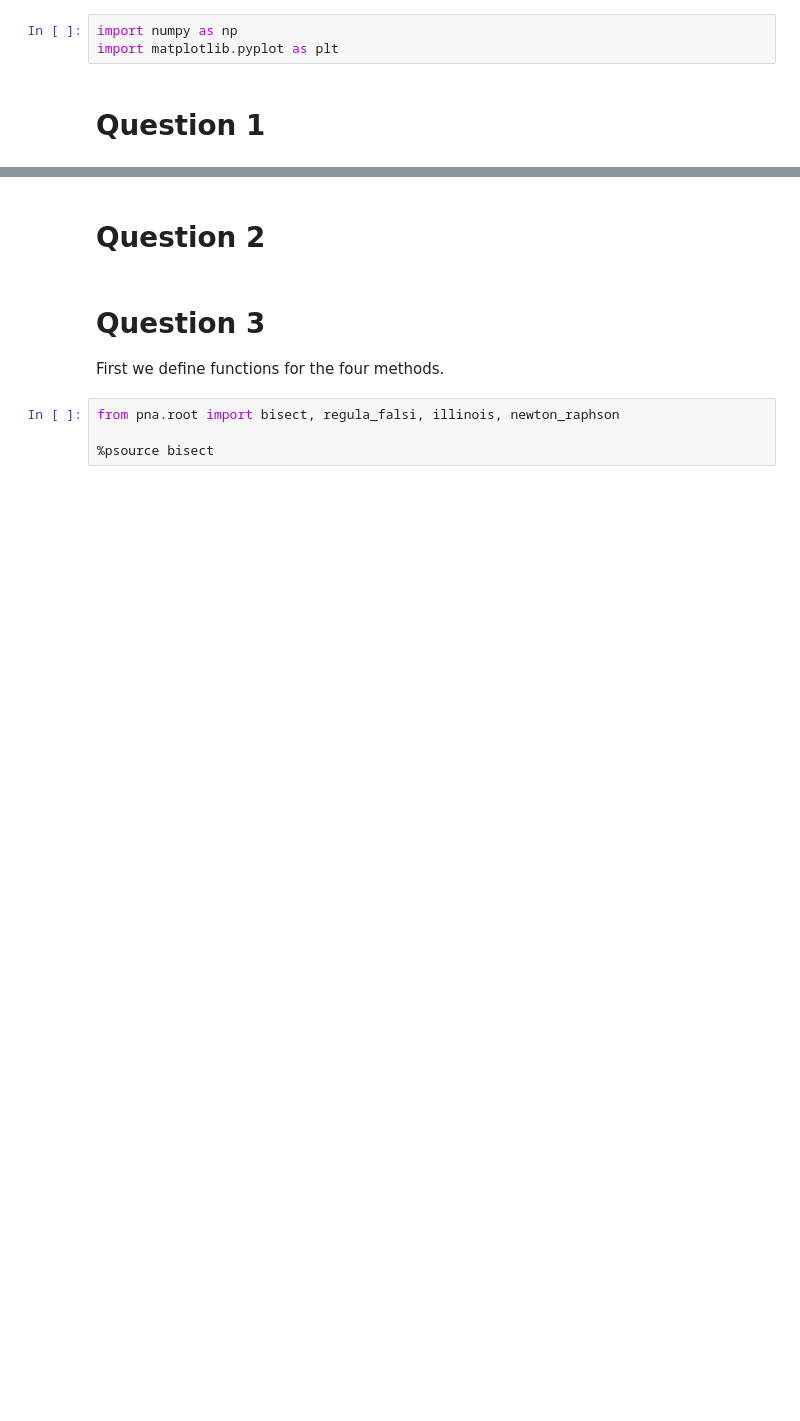
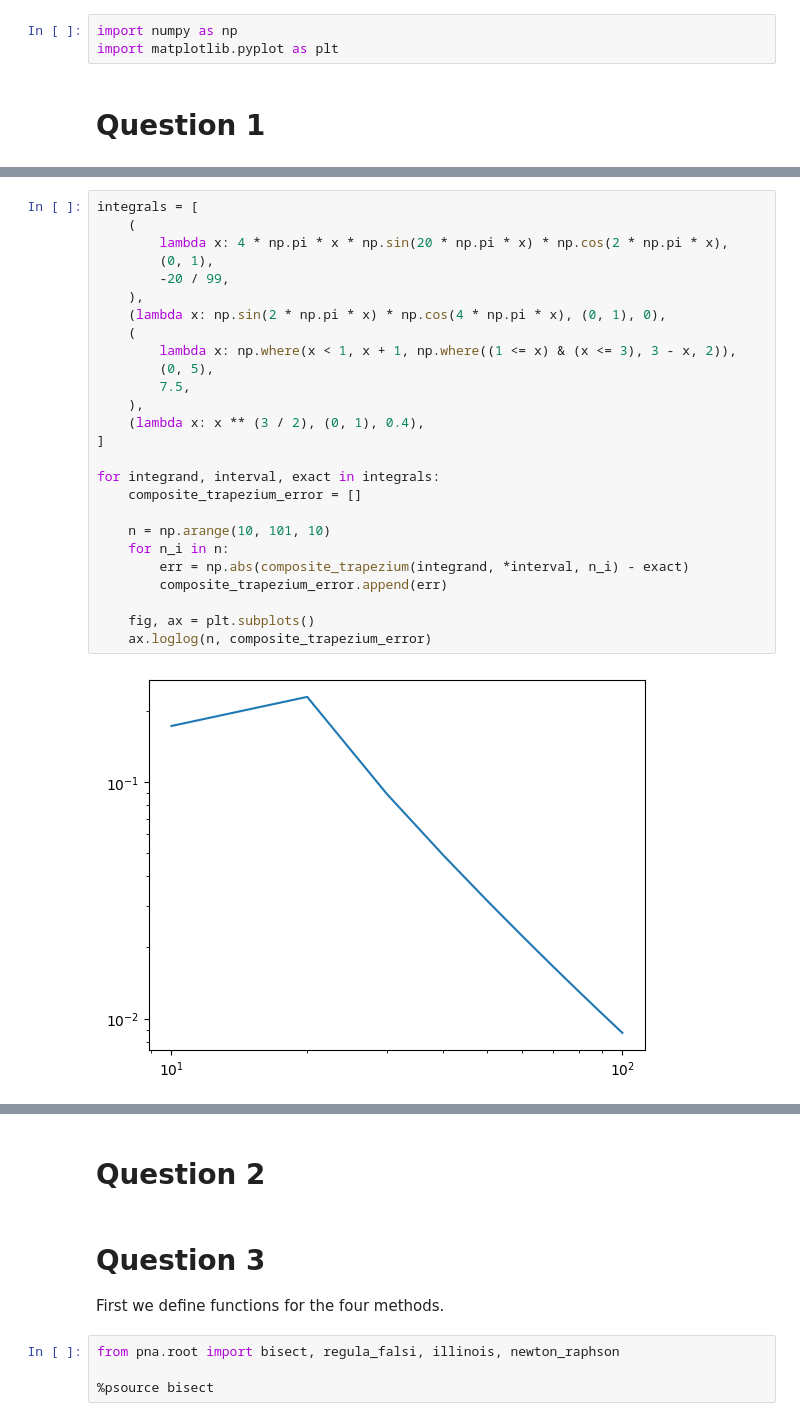
Before and after one commit to j-bowhay/Practical-Numerical-Analysis, a Jupyter notebook: problem_sheets/Problem Sheet 2.ipynb, the cells around one changed output, grey strips where cells are left out. Cells and saved outputs as stored; diff of their text form; blank space fills up the shorter version.

```diff
--- a/problem_sheets/Problem Sheet 2.ipynb
+++ b/problem_sheets/Problem Sheet 2.ipynb
@@ -5,0 +16,28 @@ import matplotlib.pyplot as plt
+# %%
+integrals = [
+    (
+        lambda x: 4 * np.pi * x * np.sin(20 * np.pi * x) * np.cos(2 * np.pi * x),
+        (0, 1),
+        -20 / 99,
+    ),
+    (lambda x: np.sin(2 * np.pi * x) * np.cos(4 * np.pi * x), (0, 1), 0),
+    (
+        lambda x: np.where(x < 1, x + 1, np.where((1 <= x) & (x <= 3), 3 - x, 2)),
+        (0, 5),
+        7.5,
+    ),
+    (lambda x: x ** (3 / 2), (0, 1), 0.4),
+]
+
+for integrand, interval, exact in integrals:
+    composite_trapezium_error = []
+
+    n = np.arange(10, 101, 10)
+    for n_i in n:
+        err = np.abs(composite_trapezium(integrand, *interval, n_i) - exact)
+        composite_trapezium_error.append(err)
+
+    fig, ax = plt.subplots()
+    ax.loglog(n, composite_trapezium_error)
+# %% [output]
+[figure, added]
```
Also changed, not shown: parts of 7 cells of this notebook, 3 other files.
